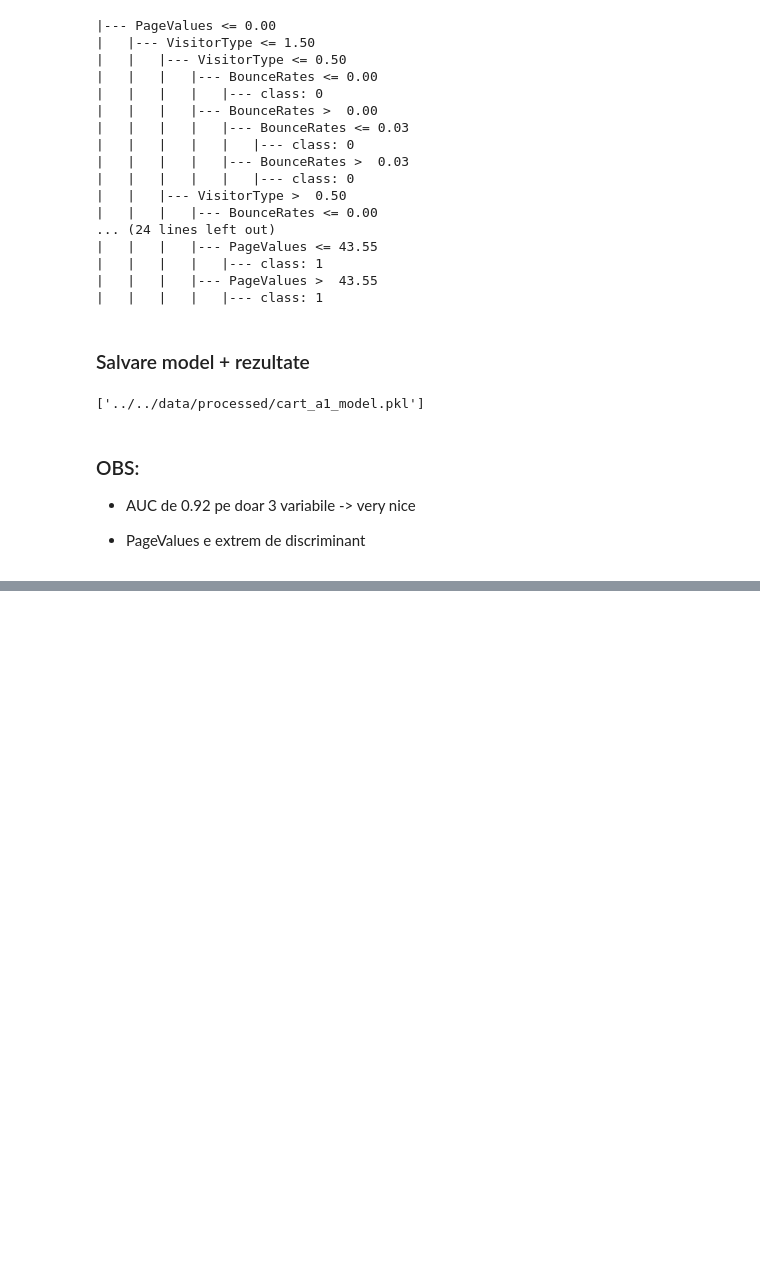
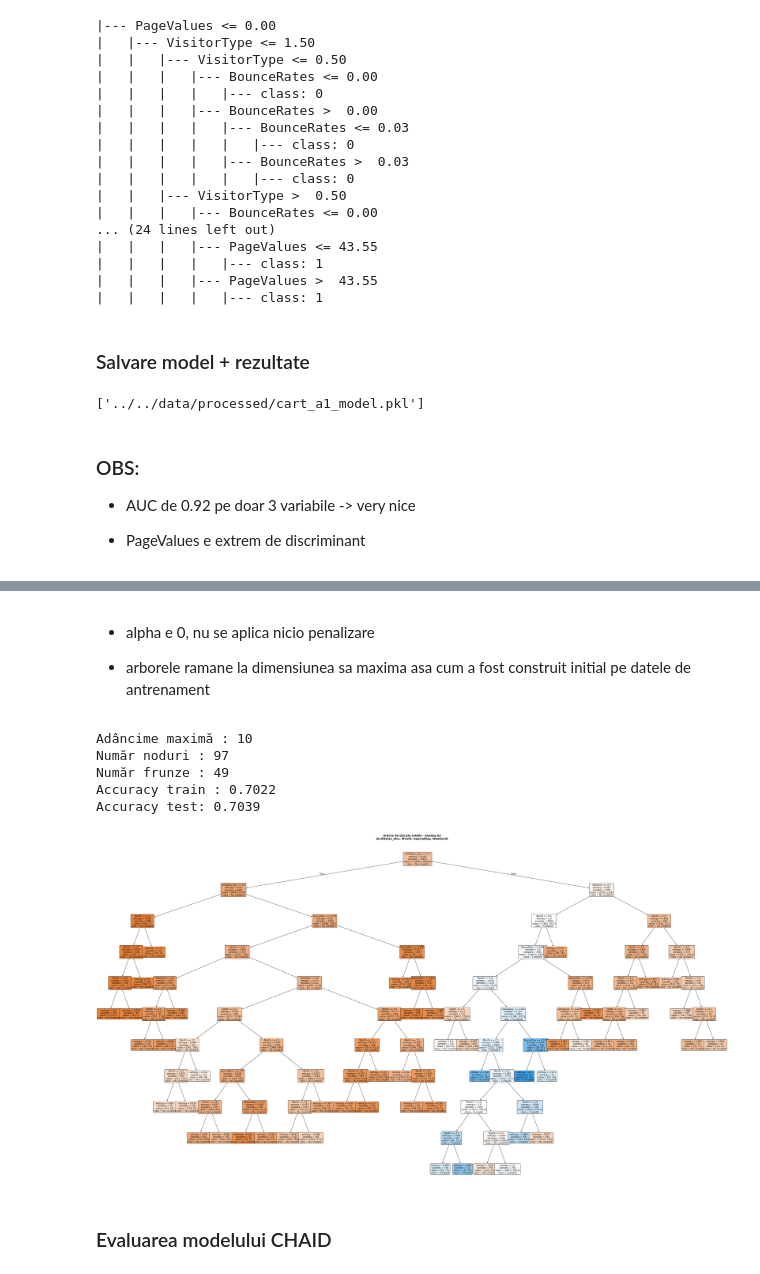
Before and after one commit to BejenaruIoanMatei/Online-Shoppers-Purchasing-Intention, a Jupyter notebook: notebooks/OnlinePurchasing/arbori.ipynb, the cells around one changed output, grey strips where cells are left out. Drawn from its saved outputs; the diff is of its cells as text; code cells hidden in the pictures; blank space fills up the shorter version.

```diff
--- a/notebooks/OnlinePurchasing/arbori.ipynb
+++ b/notebooks/OnlinePurchasing/arbori.ipynb
@@ -251,0 +347,45 @@ pd.DataFrame([results_a1]).to_csv('../../outputs/cart_a1_results.csv', index=Fal
+# %% [markdown]
+-   alpha e 0, nu se aplica nicio penalizare
+
+-   arborele ramane la dimensiunea sa maxima asa cum a fost construit initial pe datele de antrenament
+# %%
+chaid_pruned = DecisionTreeClassifier(
+    criterion='entropy',
+    ccp_alpha=best_alpha,
+    min_samples_leaf=30,
+    min_samples_split=60,
+    random_state=7
+)
+chaid_pruned.fit(X_train, y_train)
+
+print(f"Adâncime maximă : {chaid_pruned.get_depth()}")
+print(f"Număr noduri : {chaid_pruned.tree_.node_count}")
+print(f"Număr frunze : {chaid_pruned.get_n_leaves()}")
+print(f"Accuracy train : {chaid_pruned.score(X_train, y_train):.4f}")
+print(f"Accuracy test: {chaid_pruned.score(X_test, y_test):.4f}")
+# %% [output]
+Adâncime maximă : 10
+Număr noduri : 97
+Număr frunze : 49
+Accuracy train : 0.7022
+Accuracy test: 0.7039
+# %%
+feature_names = X_train.columns.tolist()
+class_names   = ['Nu cumpără', 'Cumpără']
+
+fig, ax = plt.subplots(figsize=(45
+                                , 25))
+plot_tree(chaid_pruned,
+          feature_names=feature_names,
+          class_names=class_names,
+          filled=True, rounded=True,
+          fontsize=11, ax=ax,
+          impurity=True, proportion=False)
+ax.set_title('Arbore de Decizie CHAID – Analiza A2\n(ExitRates_disc, Month, SpecialDay, Weekend)',
+             fontsize=14, fontweight='bold', pad=20)
+plt.tight_layout()
+plt.show()
+# %% [output]
+[figure, added]
+# %% [markdown]
+### Evaluarea modelului CHAID
```
Also changed, not shown: parts of 18 cells of this notebook, 1 other file.
